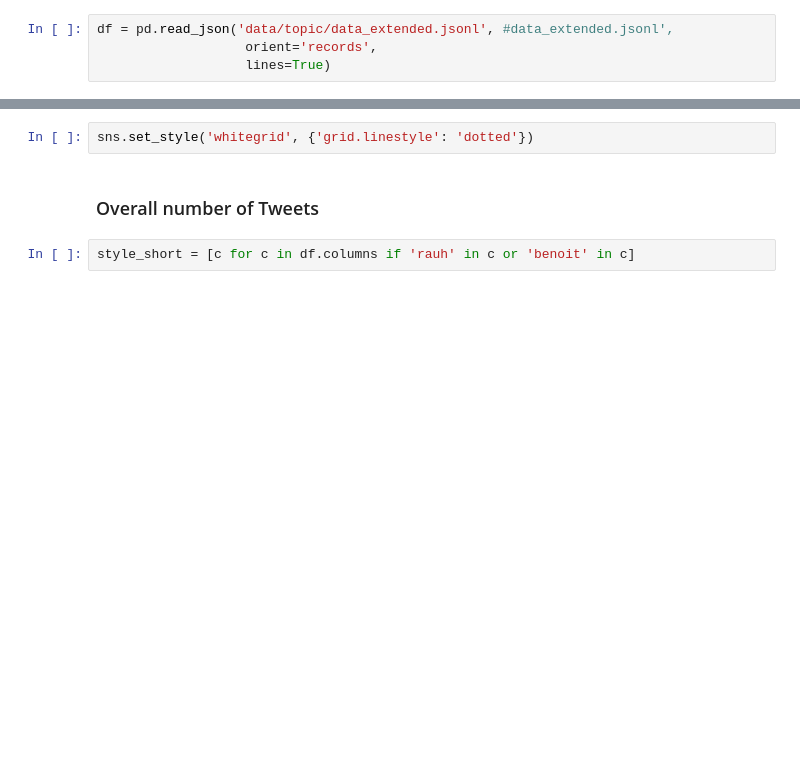
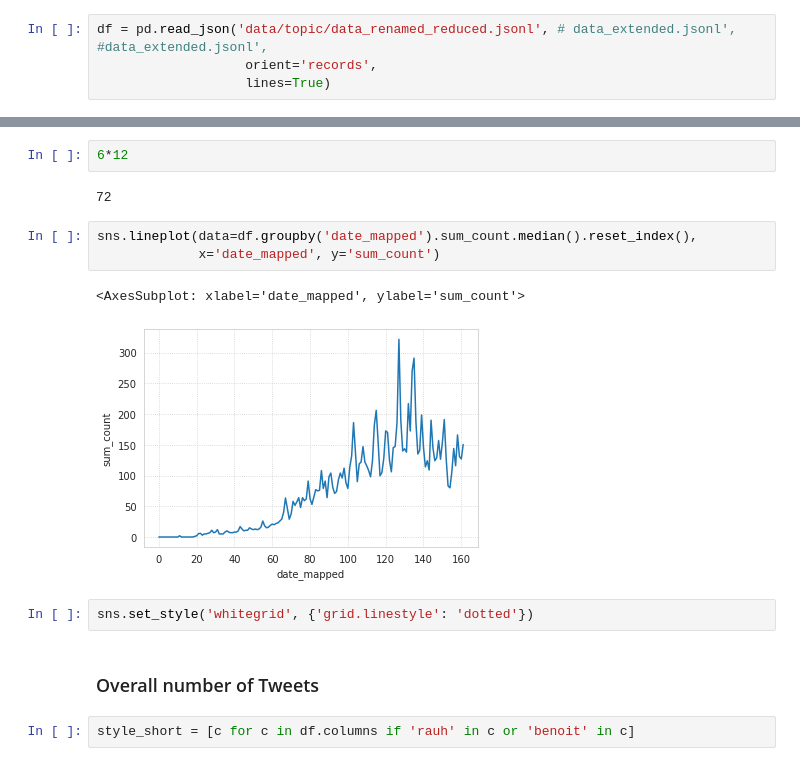
Before and after one commit to rbroc/eucomm-twitter, a Jupyter notebook: Simple Analysis.ipynb, the cells around one changed output, grey strips where cells are left out. Drawn from its saved outputs; the diff is of its cells as text; blank space fills up the shorter version.

```diff
--- a/Simple Analysis.ipynb
+++ b/Simple Analysis.ipynb
@@ -21,4 +24,4 @@ from utils import _pca_transform, plot_volume, plot_style_timeseries
 # %%
-df = pd.read_json('data/topic/data_extended.jsonl', #data_extended.jsonl',
+df = pd.read_json('data/topic/data_renamed_reduced.jsonl', # data_extended.jsonl', #data_extended.jsonl',
                    orient='records',
                    lines=True)
@@ -25,3 +33,13 @@ df = pd.read_json('data/topic/data_extended.jsonl', #data_extended.jsonl',
+# %%
+6*12
+# %% [output]
+72
+# %%
+sns.lineplot(data=df.groupby('date_mapped').sum_count.median().reset_index(),
+             x='date_mapped', y='sum_count')
+# %% [output]
+<AxesSubplot: xlabel='date_mapped', ylabel='sum_count'>
+[figure, added]
 # %%
 sns.set_style('whitegrid', {'grid.linestyle': 'dotted'})
 # %% [markdown]
```
Also changed, not shown: parts of 16 cells of this notebook, 6 other files.
